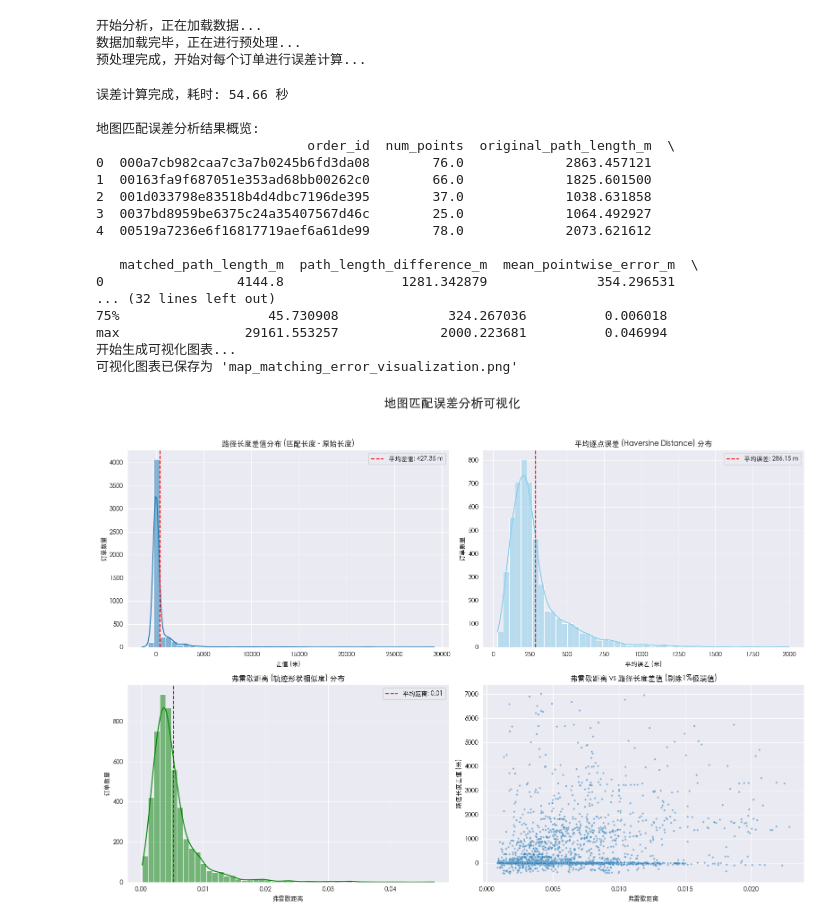
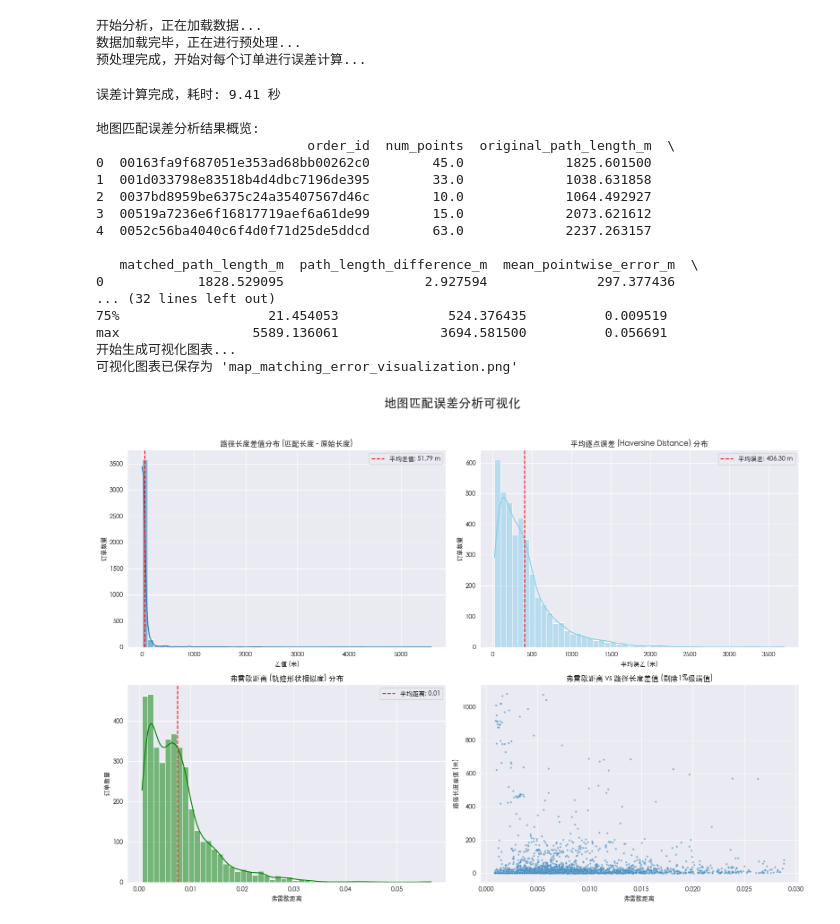
Before and after one commit to jameskerry651/map_matching, a Jupyter notebook: osrm_result_statics.ipynb, the cells around one changed output. Drawn from its saved outputs; the diff is of its cells as text; code cells hidden in the pictures.

```diff
--- a/osrm_result_statics.ipynb
+++ b/osrm_result_statics.ipynb
@@ -71,7 +70,7 @@ def process_order_group(original_group, matched_df_map, matched_points_map):
     # a. 路径长度计算
     original_length = calculate_original_path_length(original_order_points)
     matched_length = matched_order_info['total_order_distance_m']
-    length_difference = matched_length - original_length
+    length_difference = abs(original_length - matched_length)
 
     # 确保原始点和匹配点的数量一致用于后续比较
     min_len = min(len(original_order_points), len(matched_order_points))
@@ -111,7 +110,7 @@ def analyze_map_matching_error_optimized(original_gps_file, matched_gps_file):
     # 1. 加载数据
     try:
         original_df = pd.read_csv(original_gps_file, usecols=['order_id', 'gps_time', 'latitude', 'longitude'])
-        matched_df = pd.read_csv(matched_gps_file, usecols=['order_id', 'matched_latitude', 'matched_longitude', 'point_sequence', 'total_order_distance_m'])
+        matched_df = pd.read_csv(matched_gps_file, usecols=['point_sequence','order_id', 'matched_latitude', 'matched_longitude', 'total_order_distance_m'])
     except FileNotFoundError as e:
         print(f"错误: {e}. 请确保文件路径正确。")
         return None
@@ -218,7 +217,7 @@ def plot_error_analysis(error_df):
     # plt.show() # 如果在Jupyter Notebook等环境中，可以取消此行注释以直接显示图像
 # %%
 original_gps_file = 'filtered_orders.csv'
-matched_gps_file = 'matched_points_for_qgis.csv'
+matched_gps_file = "matched_results_parallel.csv"
 
 
 # 执行分析
@@ -230,40 +229,40 @@ if error_df is not None and not error_df.empty:
 
     # 将详细结果保存到新的CSV文件中
     error_df.to_csv('map_matching_error_analysis.csv', index=False)
     print("\n详细分析结果已保存至 'map_matching_error_analysis.csv'")
 
     # 打印一些总体统计信息
     print("\n总体误差统计:")
     # 选择需要展示的列进行描述
     stats_columns = [
         'original_path_length_m', 'matched_path_length_m', 'path_length_difference_m',
         'mean_pointwise_error_m', 'frechet_distance'
     ]
     print(error_df[stats_columns].describe())
 
     # 生成并保存可视化图表
     plot_error_analysis(error_df)
 else:
     print("分析未生成有效结果。")
 # %% [output]
 开始分析，正在加载数据...
 数据加载完毕，正在进行预处理...
 预处理完成，开始对每个订单进行误差计算...
-误差计算完成，耗时: 54.66 秒
+误差计算完成，耗时: 9.41 秒
 
 地图匹配误差分析结果概览:
                            order_id  num_points  original_path_length_m  \
-0  000a7cb982caa7c3a7b0245b6fd3da08        76.0             2863.457121
-1  00163fa9f687051e353ad68bb00262c0        66.0             1825.601500
-2  001d033798e83518b4d4dbc7196de395        37.0             1038.631858
-3  0037bd8959be6375c24a35407567d46c        25.0             1064.492927
-4  00519a7236e6f16817719aef6a61de99        78.0             2073.621612
+0  00163fa9f687051e353ad68bb00262c0        45.0             1825.601500
+1  001d033798e83518b4d4dbc7196de395        33.0             1038.631858
+2  0037bd8959be6375c24a35407567d46c        10.0             1064.492927
+3  00519a7236e6f16817719aef6a61de99        15.0             2073.621612
+4  0052c56ba4040c6f4d0f71d25de5ddcd        63.0             2237.263157
 
    matched_path_length_m  path_length_difference_m  mean_pointwise_error_m  \
-0                 4144.8               1281.342879              354.296531
+0            1828.529095                  2.927594              297.377436
 ... (32 lines left out)
-75%                   45.730908              324.267036          0.006018
-max                29161.553257             2000.223681          0.046994
+75%                   21.454053              524.376435          0.009519
+max                 5589.136061             3694.581500          0.056691
 开始生成可视化图表...
 可视化图表已保存为 'map_matching_error_visualization.png'
-[figure, old version]
+[figure, new version]
```
Also changed, not shown: parts of 1 cell of this notebook, 10 other files.
